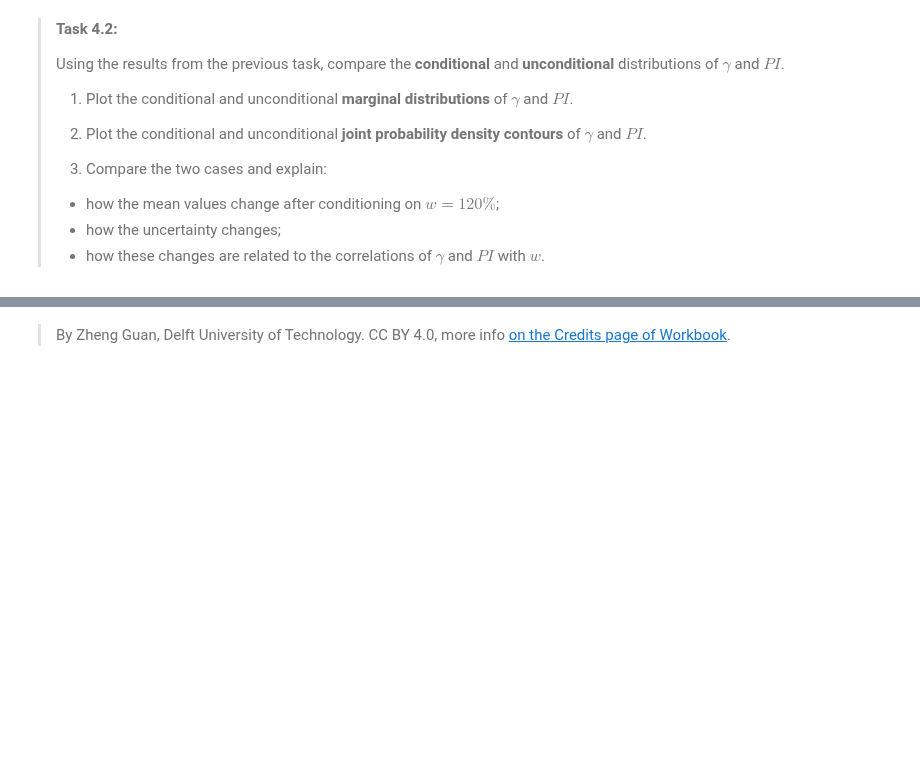
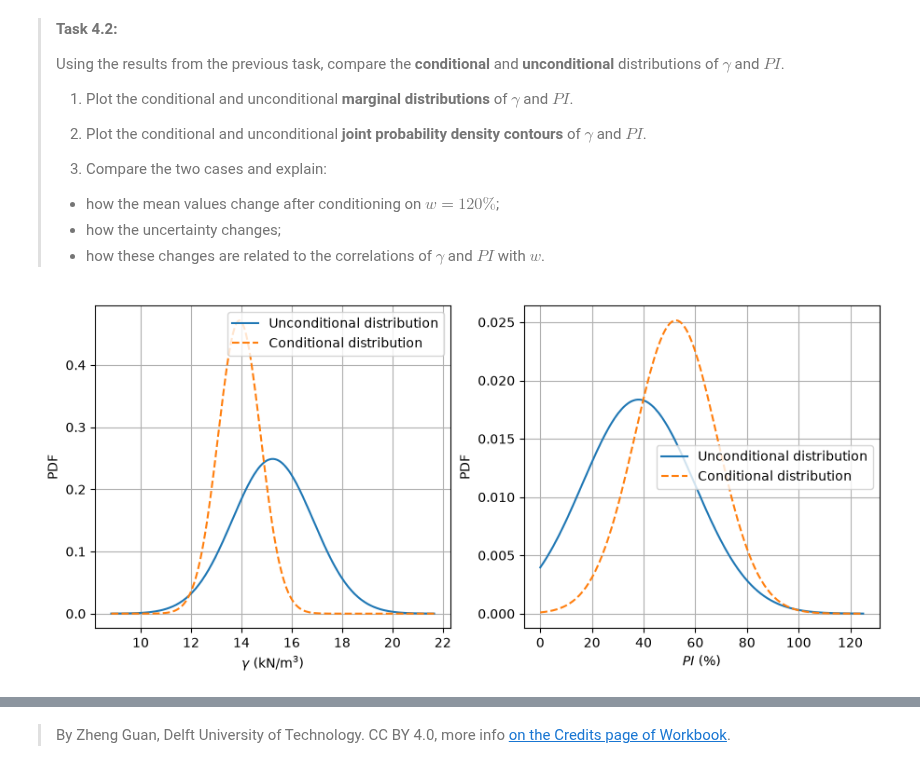
Before and after one commit to prajwalabc/GA1.5, a Jupyter notebook: Gaussian_Soil.ipynb, the cells around one changed output, grey strips where cells are left out. Saved outputs shown, nothing was run; the diff lists cells and outputs as text; code cells hidden in the pictures; blank space fills up the shorter version.

```diff
--- a/Gaussian_Soil.ipynb
+++ b/Gaussian_Soil.ipynb
@@ -326,6 +363,9 @@ for N in sample_sizes:
 >$$
 # %%
 # Conditional distribution of X = [γ, PI] given Y = w = 120%
+
+
+
 
 a = 120.0
 
@@ -343,8 +383,8 @@ Sigma_XX = np.array([
 ])
 
 Sigma_XY = np.array([
-    [sigma[0, 1]],
-    [sigma[2, 1]]
+    sigma[0, 1],
+    sigma[2, 1]
 ])
 
 Sigma_YY = sigma[1, 1]
@@ -359,10 +399,10 @@ Sigma_YY = sigma[1, 1]
 # ---------------------------------------------------------
 
 # Conditional mean vector
-cond_mu_vector = ### YOUR CODE HERE ###
+cond_mu_vector = mu_X + Sigma_XY*(1/Sigma_YY)*(a-mu_Y)
 
 # Conditional covariance matrix
-cond_sigma_matrix = ### YOUR CODE HERE ###
+cond_sigma_matrix = Sigma_XX- np.outer(Sigma_XY,Sigma_XY)*(1/Sigma_YY)
 
 # Conditional standard deviations
 cond_std = np.sqrt(np.diag(cond_sigma_matrix))
@@ -381,14 +421,14 @@ print(np.round(cond_std, 3))
 # ---------------------------------------------------------
 
 N = 100000
-cond_samples = ### YOUR CODE HERE ###
+cond_samples = multivariate_normal(mean=cond_mu_vector, cov=cond_sigma_matrix).rvs(size=N)
 
 # ---------------------------------------------------------
 # Estimate P(gamma < 16, PI > 30 | w = 120%)
 # ---------------------------------------------------------
 
-condition = ### YOUR CODE HERE ###
-cond_prob = ### YOUR CODE HERE ###
+condition = (cond_samples[:,0]<16) & (cond_samples[:,1]>30)
+cond_prob = sum(condition)/N
 
 print(
     f'\nConditional probability '
@@ -416,9 +468,9 @@ values_gamma = np.linspace(
     200
 )
 
-uncond_γ_pdf = ### YOUR CODE HERE ###
+uncond_γ_pdf = norm.pdf(values_gamma,loc=mu[0],scale=s1)
 
-cond_γ_pdf = ### YOUR CODE HERE ###
+cond_γ_pdf = norm.pdf(values_gamma,loc=cond_mu_vector[0],scale=cond_std[0])
 
 
 values_PI = np.linspace(
@@ -427,9 +479,9 @@ values_PI = np.linspace(
     200
 )
 
-uncond_PI_pdf = ### YOUR CODE HERE ###
+uncond_PI_pdf = norm.pdf(values_PI,loc=mu[2],scale=s3)
 
-cond_PI_pdf = ### YOUR CODE HERE ###
+cond_PI_pdf = norm.pdf(values_PI,loc=cond_mu_vector[1],scale=cond_std[1])
 
 
 # Plot marginal distributions
@@ -448,33 +500,35 @@ ax[0].plot(
     '--',
     label='Conditional distribution'
 )
 
 ax[0].grid()
 ax[0].set_xlabel(r'$\gamma$ (kN/m$^3$)')
 ax[0].set_ylabel('PDF')
 ax[0].legend()
 
 
 # PI
 ax[1].plot(
     values_PI,
     uncond_PI_pdf,
     label='Unconditional distribution'
 )
 
 ax[1].plot(
     values_PI,
     cond_PI_pdf,
     '--',
     label='Conditional distribution'
 )
 
 ax[1].grid()
 ax[1].set_xlabel(r'$PI$ (%)')
 ax[1].set_ylabel('PDF')
 ax[1].legend()
 
 plt.show()
+# %% [output]
+[figure, added]
 # %%
 # Compare joint conditional and unconditional distributions of γ and PI
 
```
Also changed, not shown: parts of 7 cells of this notebook.
